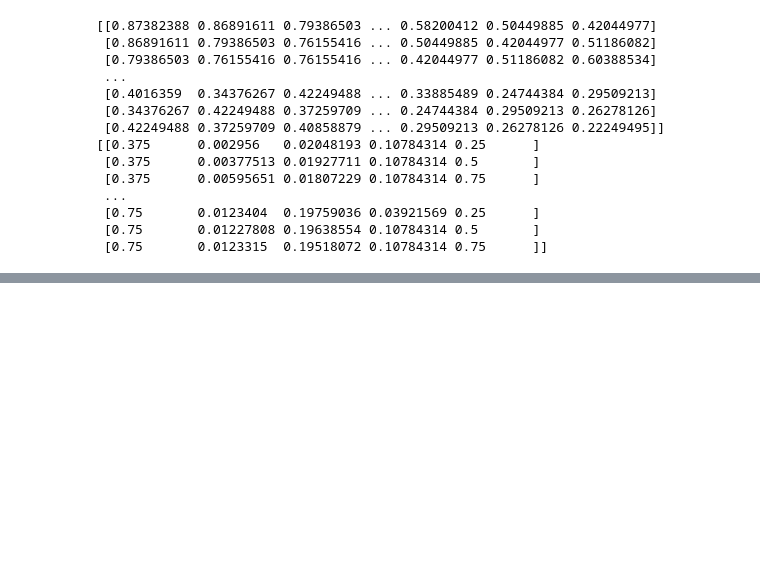
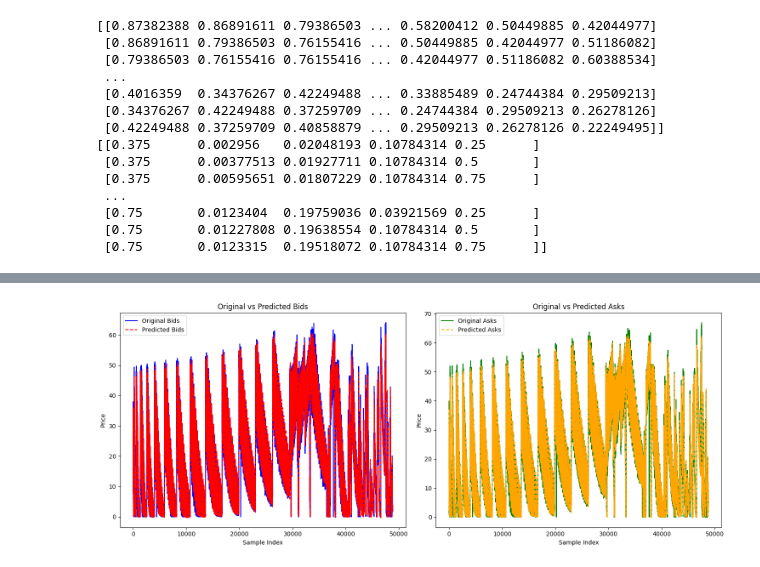
Before and after one commit to NathanPaceydev/ML-for-American-Style-Stock-Options, a Jupyter notebook: PrepareOptionsData.ipynb, the cells around one changed output, grey strips where cells are left out. Saved outputs shown, nothing was run; the diff lists cells and outputs as text; code cells hidden in the pictures; blank space fills up the shorter version.

```diff
--- a/PrepareOptionsData.ipynb
+++ b/PrepareOptionsData.ipynb
@@ -271 +271,44 @@ Epoch 10/10
 1526/1526 [==============================] - 11s 7ms/step
+# %%
+from sklearn.preprocessing import MinMaxScaler
+import matplotlib.pyplot as plt
+
+# Assuming y_train, predictions, and scaler_y are already defined
+# y_train contains the original bid and ask prices
+# predictions contain the scaled predicted bid and ask prices
+# scaler_y is the MinMaxScaler instance used for scaling y_train
+
+# Inverse transform the predictions
+predictions_original = predictions
+
+# Extract original and predicted bids and asks
+original_bids = y_train[:, 0]
+original_asks = y_train[:, 1]
+predicted_bids = predictions_original[:, 0]
+predicted_asks = predictions_original[:, 1]
+
+# Plotting
+plt.figure(figsize=(15, 6))
+
+# Plot original bids
+plt.subplot(1, 2, 1)
+plt.plot(original_bids, label='Original Bids', color='blue')
+plt.plot(predicted_bids, label='Predicted Bids', color='red', linestyle='--')
+plt.title('Original vs Predicted Bids')
+plt.xlabel('Sample Index')
+plt.ylabel('Price')
+plt.legend()
+
+# Plot original asks
+plt.subplot(1, 2, 2)
+plt.plot(original_asks, label='Original Asks', color='green')
+plt.plot(predicted_asks, label='Predicted Asks', color='orange', linestyle='--')
+plt.title('Original vs Predicted Asks')
+plt.xlabel('Sample Index')
+plt.ylabel('Price')
+plt.legend()
+
+plt.tight_layout()
+plt.show()
+# %% [output]
+[figure, added]
```
Also changed, not shown: parts of 3 cells of this notebook, 4 other files.
